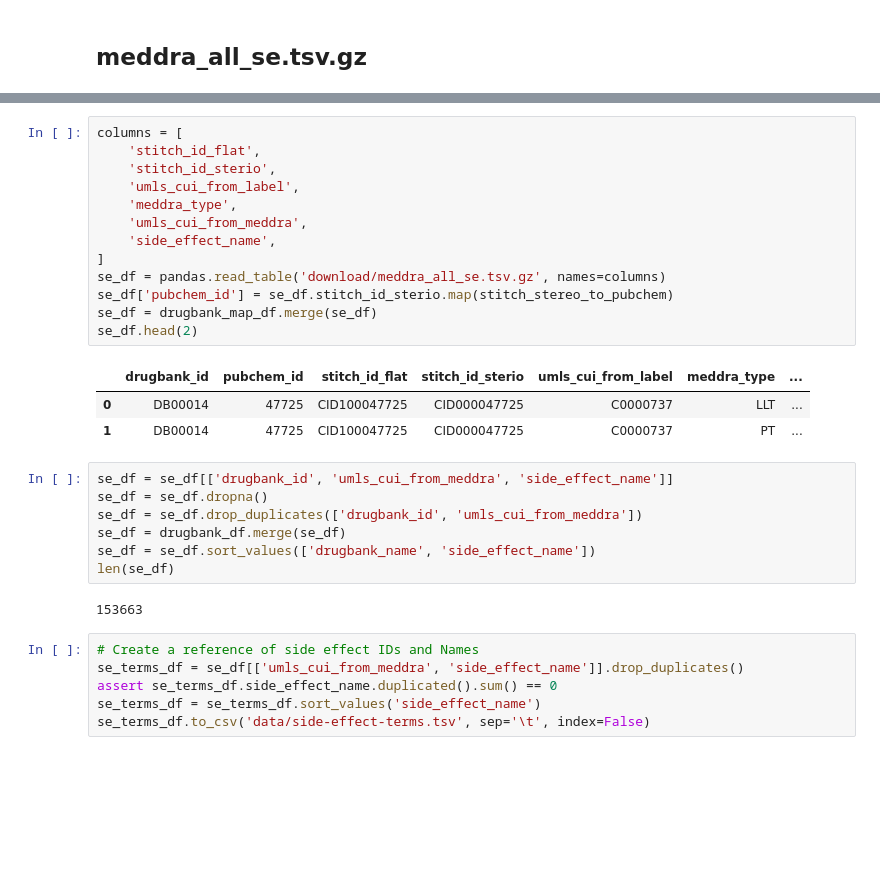
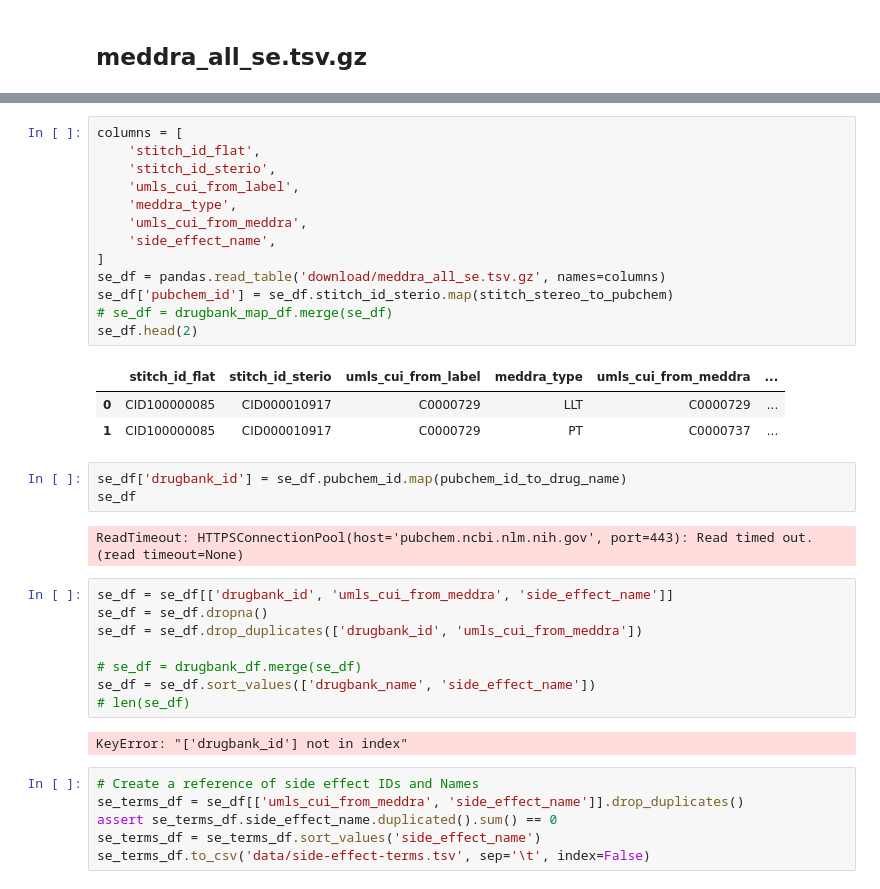
Before and after one commit to wangyf99/SIDER4, a Jupyter notebook: SIDER4.ipynb, the cells around one changed output, grey strips where cells are left out. Cells and saved outputs as stored; diff of their text form; blank space fills up the shorter version.

```diff
--- a/SIDER4.ipynb
+++ b/SIDER4.ipynb
@@ -116,29 +76,35 @@ freq_df.head(2)
 # %%
 columns = [
     'stitch_id_flat',
     'stitch_id_sterio',
     'umls_cui_from_label',
     'meddra_type',
     'umls_cui_from_meddra',
     'side_effect_name',
 ]
 se_df = pandas.read_table('download/meddra_all_se.tsv.gz', names=columns)
 se_df['pubchem_id'] = se_df.stitch_id_sterio.map(stitch_stereo_to_pubchem)
-se_df = drugbank_map_df.merge(se_df)
+# se_df = drugbank_map_df.merge(se_df)
 se_df.head(2)
 # %% [output]
-|  | drugbank_id | pubchem_id | stitch_id_flat | stitch_id_sterio | umls_cui_from_label | meddra_type | ... |
-| 0 | DB00014 | 47725 | CID100047725 | CID000047725 | C0000737 | LLT | ... |
-| 1 | DB00014 | 47725 | CID100047725 | CID000047725 | C0000737 | PT | ... |
+|  | stitch_id_flat | stitch_id_sterio | umls_cui_from_label | meddra_type | umls_cui_from_meddra | ... |
+| 0 | CID100000085 | CID000010917 | C0000729 | LLT | C0000729 | ... |
+| 1 | CID100000085 | CID000010917 | C0000729 | PT | C0000737 | ... |
+# %%
+se_df['drugbank_id'] = se_df.pubchem_id.map(pubchem_id_to_drug_name)
+se_df
+# %% [output]
+ReadTimeout: HTTPSConnectionPool(host='pubchem.ncbi.nlm.nih.gov', port=443): Read timed out. (read timeout=None)
 # %%
 se_df = se_df[['drugbank_id', 'umls_cui_from_meddra', 'side_effect_name']]
 se_df = se_df.dropna()
 se_df = se_df.drop_duplicates(['drugbank_id', 'umls_cui_from_meddra'])
-se_df = drugbank_df.merge(se_df)
+
+# se_df = drugbank_df.merge(se_df)
 se_df = se_df.sort_values(['drugbank_name', 'side_effect_name'])
-len(se_df)
+# len(se_df)
 # %% [output]
-153663
+KeyError: "['drugbank_id'] not in index"
 # %%
 # Create a reference of side effect IDs and Names
 se_terms_df = se_df[['umls_cui_from_meddra', 'side_effect_name']].drop_duplicates()
```
Also changed, not shown: parts of 4 cells of this notebook, 6 other files.
